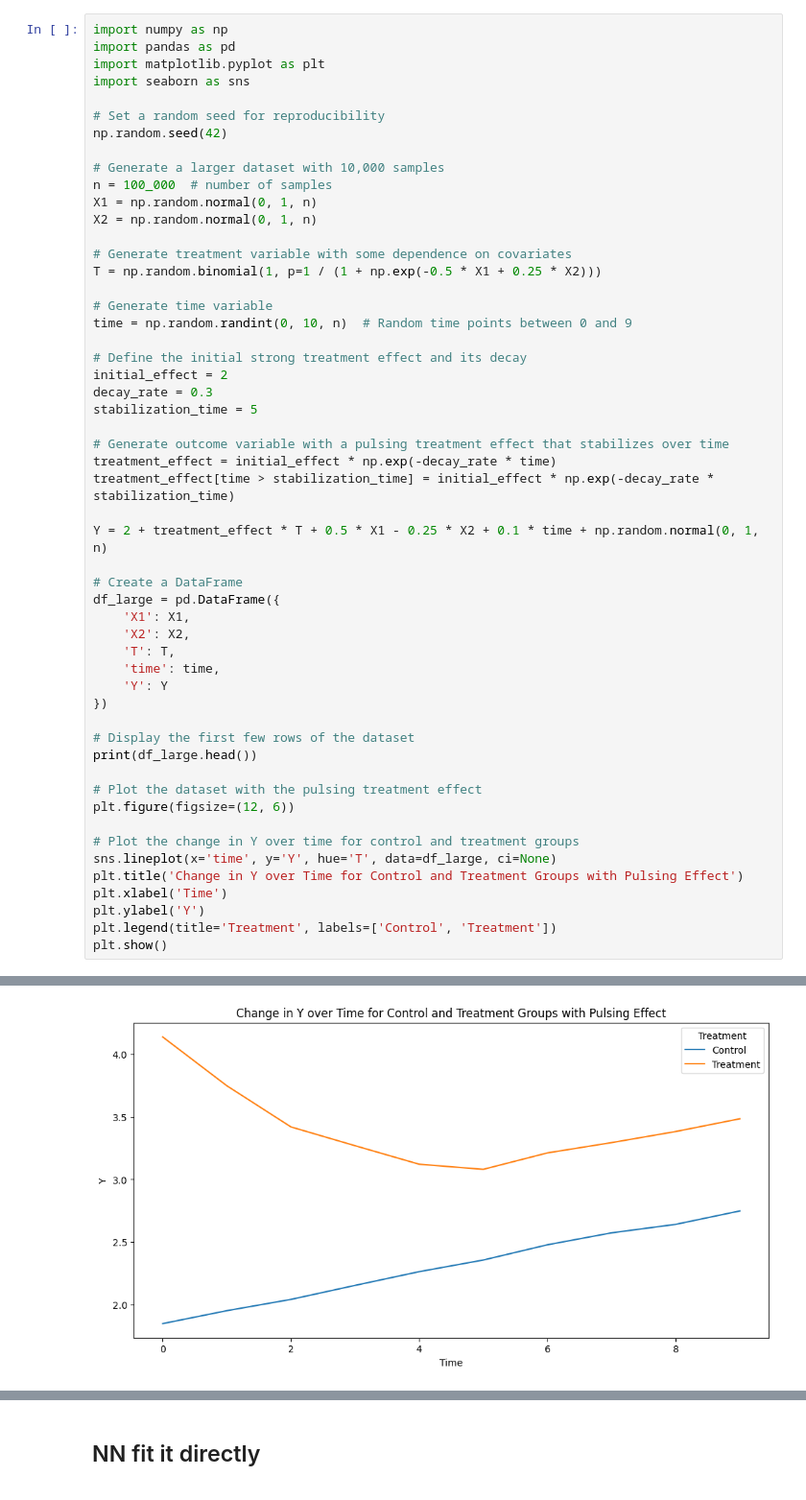
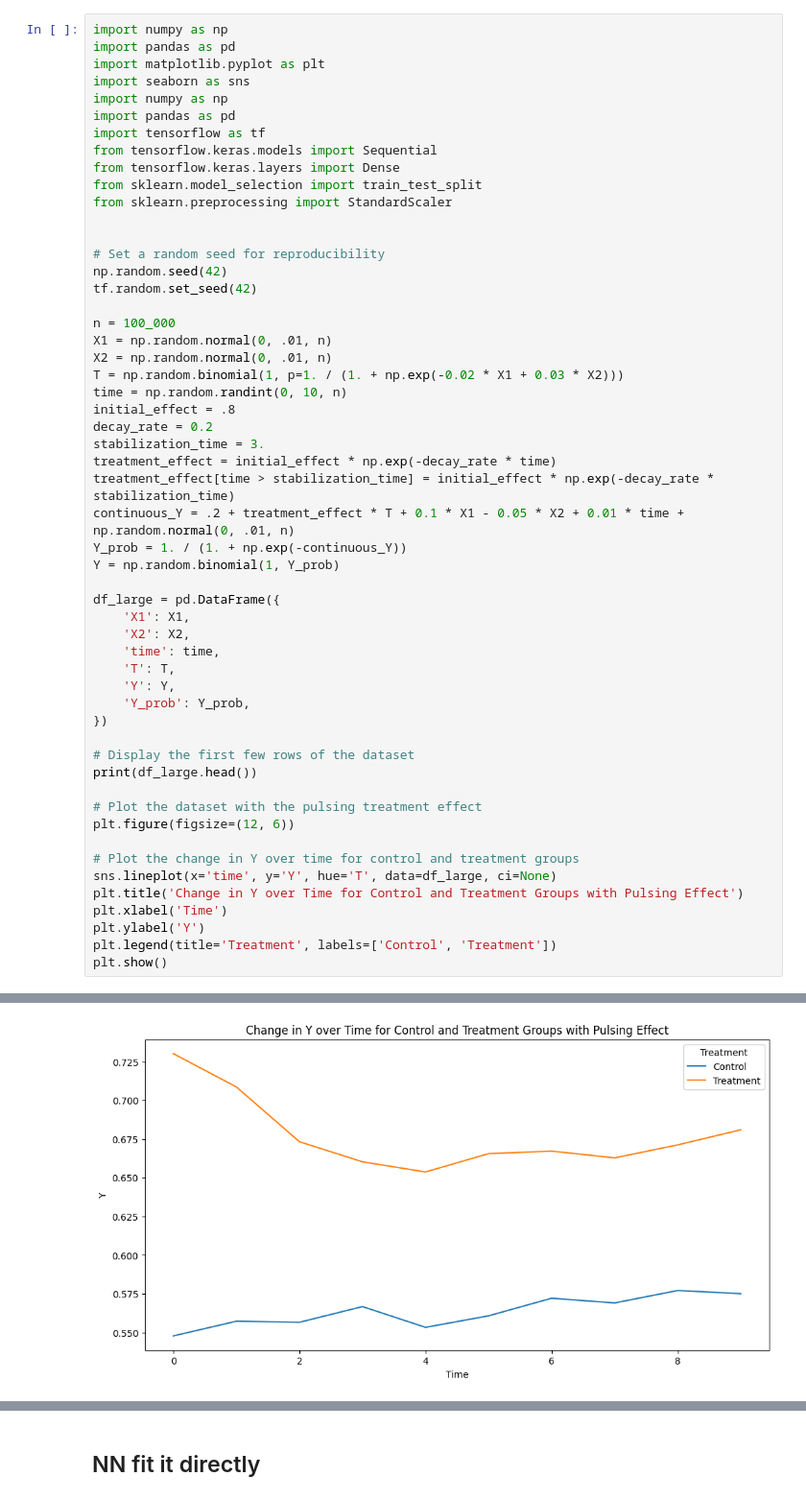
Before and after one commit to BichengWang/py-notebook, a Jupyter notebook: src/ml/causalml_exploration/direct_prediction_with_transformer.ipynb, the cells around one changed output, grey strips where cells are left out. Shown at 96% size. Saved outputs shown, nothing was run; the diff lists cells and outputs as text.

```diff
--- a/src/ml/causalml_exploration/direct_prediction_with_transformer.ipynb
+++ b/src/ml/causalml_exploration/direct_prediction_with_transformer.ipynb
@@ -26,39 +31,40 @@ import numpy as np
 import pandas as pd
 import matplotlib.pyplot as plt
 import seaborn as sns
+import numpy as np
+import pandas as pd
+import tensorflow as tf
+from tensorflow.keras.models import Sequential
+from tensorflow.keras.layers import Dense
+from sklearn.model_selection import train_test_split
+from sklearn.preprocessing import StandardScaler
+
 
 # Set a random seed for reproducibility
 np.random.seed(42)
+tf.random.set_seed(42)
 
-# Generate a larger dataset with 10,000 samples
-n = 100_000  # number of samples
-X1 = np.random.normal(0, 1, n)
-X2 = np.random.normal(0, 1, n)
-
-# Generate treatment variable with some dependence on covariates
-T = np.random.binomial(1, p=1 / (1 + np.exp(-0.5 * X1 + 0.25 * X2)))
-
-# Generate time variable
-time = np.random.randint(0, 10, n)  # Random time points between 0 and 9
-
-# Define the initial strong treatment effect and its decay
-initial_effect = 2
-decay_rate = 0.3
-stabilization_time = 5
-
-# Generate outcome variable with a pulsing treatment effect that stabilizes over time
+n = 100_000
+X1 = np.random.normal(0, .01, n)
+X2 = np.random.normal(0, .01, n)
+T = np.random.binomial(1, p=1. / (1. + np.exp(-0.02 * X1 + 0.03 * X2)))
+time = np.random.randint(0, 10, n)
+initial_effect = .8
+decay_rate = 0.2
+stabilization_time = 3.
 treatment_effect = initial_effect * np.exp(-decay_rate * time)
 treatment_effect[time > stabilization_time] = initial_effect * np.exp(-decay_rate * stabilization_time)
+continuous_Y = .2 + treatment_effect * T + 0.1 * X1 - 0.05 * X2 + 0.01 * time + np.random.normal(0, .01, n)
+Y_prob = 1. / (1. + np.exp(-continuous_Y))
+Y = np.random.binomial(1, Y_prob)
 
-Y = 2 + treatment_effect * T + 0.5 * X1 - 0.25 * X2 + 0.1 * time + np.random.normal(0, 1, n)
-
-# Create a DataFrame
 df_large = pd.DataFrame({
     'X1': X1,
     'X2': X2,
+    'time': time,
     'T': T,
-    'time': time,
-    'Y': Y
+    'Y': Y,
+    'Y_prob': Y_prob,
 })
 
 # Display the first few rows of the dataset
@@ -84,7 +90,7 @@ plt.show()
 The `ci` parameter is deprecated. Use `errorbar=None` for the same effect.
 
   sns.lineplot(x='time', y='Y', hue='T', data=df_large, ci=None)
-[figure, old version]
+[figure, new version]
 # %%
 import matplotlib.pyplot as plt
 import seaborn as sns
```
Also changed, not shown: parts of 19 cells of this notebook.
